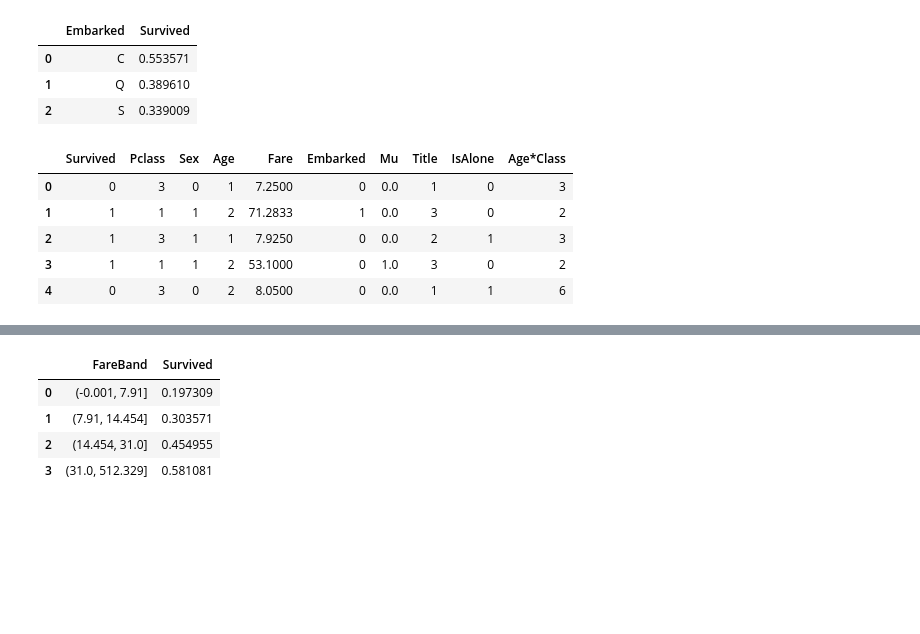
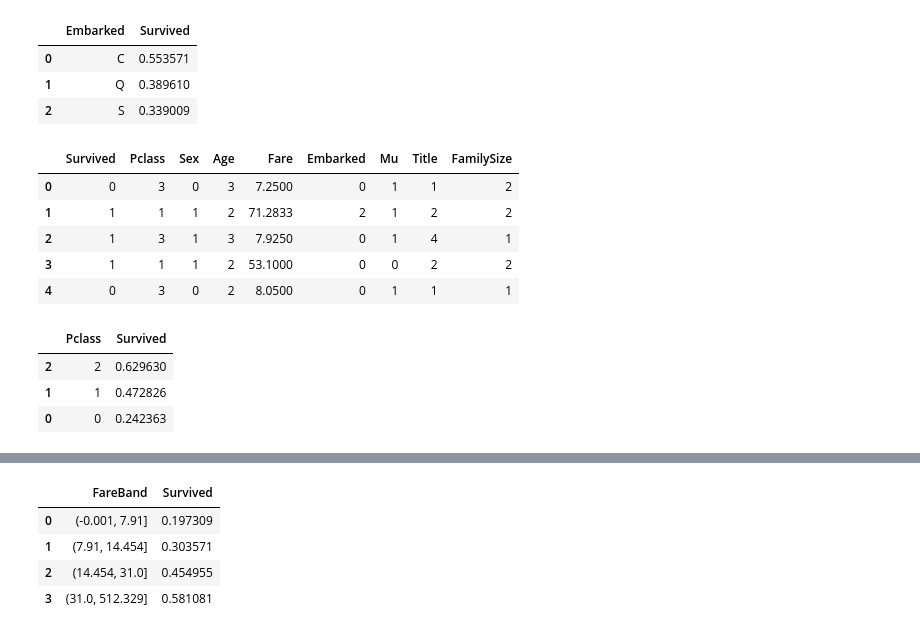
Before and after one commit to sogolhaghani/Titanic-Machine-Learning-from-Disaster, a Jupyter notebook: src/1.ipynb, the cells around one changed output, grey strips where cells are left out. Cells and saved outputs as stored; diff of their text form; code cells hidden in the pictures; blank space fills up the shorter version.

```diff
--- a/src/1.ipynb
+++ b/src/1.ipynb
@@ -176,11 +176,11 @@ train_df[['AgeBand', 'Survived']].groupby(['AgeBand'], as_index=False).mean().so
 | 4 | (64.0, 80.0] | 0.090909 |
 # %%
 for dataset in combine:
-    dataset.loc[ dataset['Age'] <= 16, 'Age'] = 0
-    dataset.loc[(dataset['Age'] > 16) & (dataset['Age'] <= 32), 'Age'] = 1
+    dataset.loc[ dataset['Age'] <= 16, 'Age'] = 4
+    dataset.loc[(dataset['Age'] > 16) & (dataset['Age'] <= 32), 'Age'] = 3
     dataset.loc[(dataset['Age'] > 32) & (dataset['Age'] <= 48), 'Age'] = 2
-    dataset.loc[(dataset['Age'] > 48) & (dataset['Age'] <= 64), 'Age'] = 3
-    dataset.loc[ dataset['Age'] > 64, 'Age']
+    dataset.loc[(dataset['Age'] > 48) & (dataset['Age'] <= 64), 'Age'] = 1
+    dataset.loc[ dataset['Age'] > 64, 'Age'] = 0
 train_df.head()
 # %% [output]
 |  | Survived | Pclass | Sex | Age | SibSp | Parch | Fare | Embarked | Mu | Title | AgeBand |
@@ -217,8 +217,8 @@ train_df[['FamilySize', 'Survived']].groupby(['FamilySize'], as_index=False).mea
 | 7 | 8 | 0.000000 |
 | 8 | 11 | 0.000000 |
 # %%
-for dataset in combine:
-    dataset['IsAlone'] = 0
-    dataset.loc[dataset['FamilySize'] == 1, 'IsAlone'] = 1
+# for dataset in combine:
+#     dataset['IsAlone'] = 0
+#     dataset.loc[dataset['FamilySize'] == 1, 'IsAlone'] = 1
 
-train_df[['IsAlone', 'Survived']].groupby(['IsAlone'], as_index=False).mean()
+# train_df[['IsAlone', 'Survived']].groupby(['IsAlone'], as_index=False).mean()
@@ -236,7 +231,13 @@ dtype: int64
 # %%
-train_df = train_df.drop(['Parch', 'SibSp', 'FamilySize'], axis=1)
-test_df = test_df.drop(['Parch', 'SibSp', 'FamilySize'], axis=1)
+train_df = train_df.drop(['Parch', 'SibSp'], axis=1)
+test_df = test_df.drop(['Parch', 'SibSp'], axis=1)
 combine = [train_df, test_df]
 
 train_df.head()
+
+# train_df = train_df.drop([ 'FamilySize'], axis=1)
+# test_df = test_df.drop([ 'FamilySize'], axis=1)
+# combine = [train_df, test_df]
+
+# train_df.head()
 # %% [output]
@@ -249,5 +250,5 @@ train_df.head()
 # %%
-for dataset in combine:
-    dataset['Age*Class'] = dataset.Age * dataset.Pclass
+# for dataset in combine:
+#     dataset['Age*Class'] = dataset.Age * dataset.Pclass
 
-train_df.loc[:, ['Age*Class', 'Age', 'Pclass']].head(10)
+# train_df.loc[:, ['Age*Class', 'Age', 'Pclass']].head(10)
@@ -280,13 +269,23 @@ train_df[['Embarked', 'Survived']].groupby(['Embarked'], as_index=False).mean().
 | 2 | S | 0.339009 |
 # %%
 for dataset in combine:
-    dataset['Embarked'] = dataset['Embarked'].map( {'S': 0, 'C': 1, 'Q': 2} ).astype(int)
+    dataset['Embarked'] = dataset['Embarked'].map( {'S': 0, 'C': 2, 'Q': 1} ).astype(int)
 
 train_df.head()
 # %% [output]
-|  | Survived | Pclass | Sex | Age | Fare | Embarked | Mu | Title | IsAlone | Age*Class |
-| 0 | 0 | 3 | 0 | 1 | 7.2500 | 0 | 0.0 | 1 | 0 | 3 |
-| 1 | 1 | 1 | 1 | 2 | 71.2833 | 1 | 0.0 | 3 | 0 | 2 |
-| 2 | 1 | 3 | 1 | 1 | 7.9250 | 0 | 0.0 | 2 | 1 | 3 |
-| 3 | 1 | 1 | 1 | 2 | 53.1000 | 0 | 1.0 | 3 | 0 | 2 |
-| 4 | 0 | 3 | 0 | 2 | 8.0500 | 0 | 0.0 | 1 | 1 | 6 |
+|  | Survived | Pclass | Sex | Age | Fare | Embarked | Mu | Title | FamilySize |
+| 0 | 0 | 3 | 0 | 3 | 7.2500 | 0 | 1 | 1 | 2 |
+| 1 | 1 | 1 | 1 | 2 | 71.2833 | 2 | 1 | 2 | 2 |
+| 2 | 1 | 3 | 1 | 3 | 7.9250 | 0 | 1 | 4 | 1 |
+| 3 | 1 | 1 | 1 | 2 | 53.1000 | 0 | 0 | 2 | 2 |
+| 4 | 0 | 3 | 0 | 2 | 8.0500 | 0 | 1 | 1 | 1 |
+# %%
+for dataset in combine:
+    dataset['Pclass'] = dataset['Pclass'].fillna(freq_port)
+
+train_df[['Pclass', 'Survived']].groupby(['Pclass'], as_index=False).mean().sort_values(by='Survived', ascending=False)
+# %% [output]
+|  | Pclass | Survived |
+| 2 | 2 | 0.629630 |
+| 1 | 1 | 0.472826 |
+| 0 | 0 | 0.242363 |
```
Also changed, not shown: parts of 32 cells of this notebook, 1 other file.
